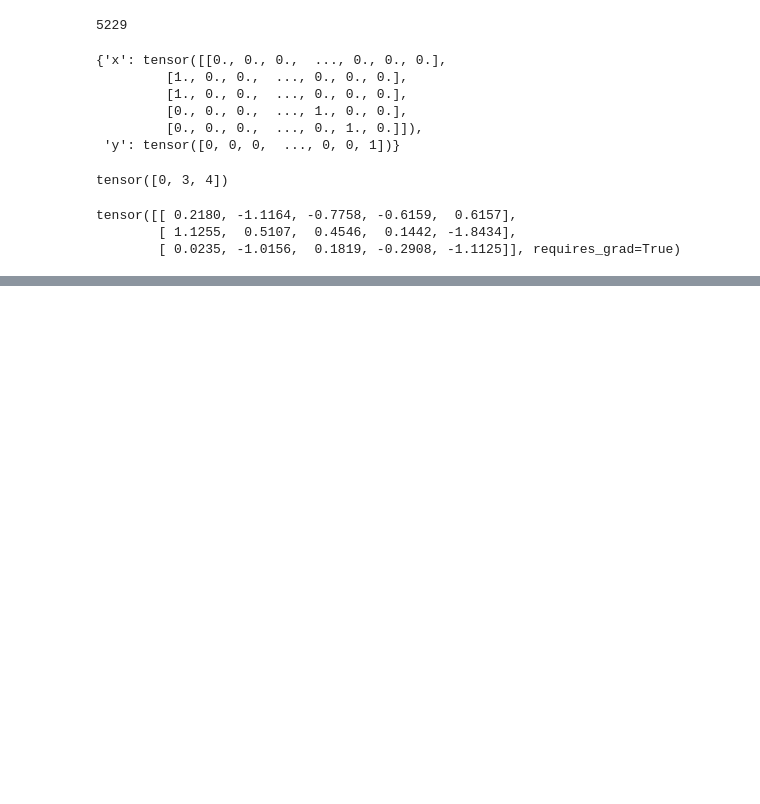
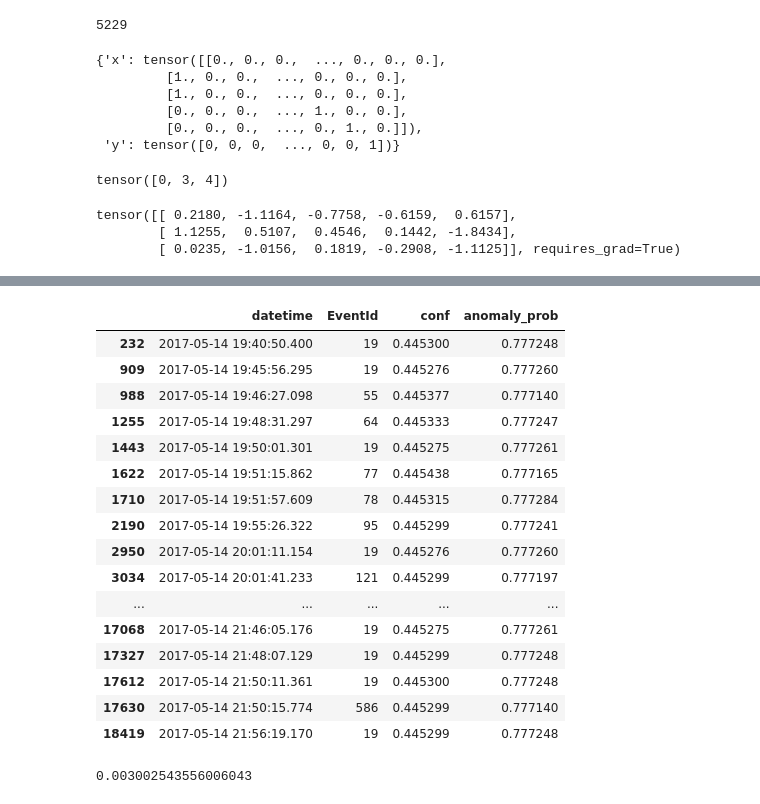
Before and after one commit to Ray941216/data-engineer-exam, a Jupyter notebook: exam3/lab.ipynb, the cells around one changed output, grey strips where cells are left out. Saved outputs shown, nothing was run; the diff lists cells and outputs as text; code cells hidden in the pictures; blank space fills up the shorter version.

Commit message:
answer predict anomaly

```diff
--- a/exam3/lab.ipynb
+++ b/exam3/lab.ipynb
@@ -187,0 +234,8 @@ tensor([[ 0.2180, -1.1164, -0.7758, -0.6159,  0.6157],
+# %%
+with torch.no_grad():
+    model.eval()
+    pred = []
+    for s, batch in enumerate(loader_te):
+        pred.append(model(batch['x']))
+
+    prob = torch.cat(pred, dim=0)
@@ -187,0 +246,10 @@ tensor([[ 0.2180, -1.1164, -0.7758, -0.6159,  0.6157],
+# %%
+anomaly_prob = []
+confidence = []
+# %%
+for record, p in zip(list(report.EventId[win:] - 1), prob.numpy()):
+    anomaly_prob.append((1 + max(p) - 2 * p[record]) / 2)
+    confidence.append((1 - max(p)))
+# %%
+report['conf'] = [1 for i in range(win)] + confidence
+report['anomaly_prob'] = [0 for i in range(win)]+anomaly_prob
@@ -187,0 +284,26 @@ tensor([[ 0.2180, -1.1164, -0.7758, -0.6159,  0.6157],
+# %%
+report[
+    ((report['anomaly_prob'] > np.quantile(report['anomaly_prob'], .997)) & (report['anomaly_prob'] > 0.7))
+]
+# %% [output]
+|  | datetime | EventId | conf | anomaly_prob |
+| 232 | 2017-05-14 19:40:50.400 | 19 | 0.445300 | 0.777248 |
+| 909 | 2017-05-14 19:45:56.295 | 19 | 0.445276 | 0.777260 |
+| 988 | 2017-05-14 19:46:27.098 | 55 | 0.445377 | 0.777140 |
+| 1255 | 2017-05-14 19:48:31.297 | 64 | 0.445333 | 0.777247 |
+| 1443 | 2017-05-14 19:50:01.301 | 19 | 0.445275 | 0.777261 |
+| 1622 | 2017-05-14 19:51:15.862 | 77 | 0.445438 | 0.777165 |
+| 1710 | 2017-05-14 19:51:57.609 | 78 | 0.445315 | 0.777284 |
+| 2190 | 2017-05-14 19:55:26.322 | 95 | 0.445299 | 0.777241 |
+| 2950 | 2017-05-14 20:01:11.154 | 19 | 0.445276 | 0.777260 |
+| 3034 | 2017-05-14 20:01:41.233 | 121 | 0.445299 | 0.777197 |
+| ... | ... | ... | ... | ... |
+| 17068 | 2017-05-14 21:46:05.176 | 19 | 0.445275 | 0.777261 |
+| 17327 | 2017-05-14 21:48:07.129 | 19 | 0.445299 | 0.777248 |
+| 17612 | 2017-05-14 21:50:11.361 | 19 | 0.445300 | 0.777248 |
+| 17630 | 2017-05-14 21:50:15.774 | 586 | 0.445299 | 0.777140 |
+| 18419 | 2017-05-14 21:56:19.170 | 19 | 0.445299 | 0.777248 |
+# %%
+157 / 52289
+# %% [output]
+0.003002543556006043
```
Also changed, not shown: parts of 26 cells of this notebook, 8 other files.
